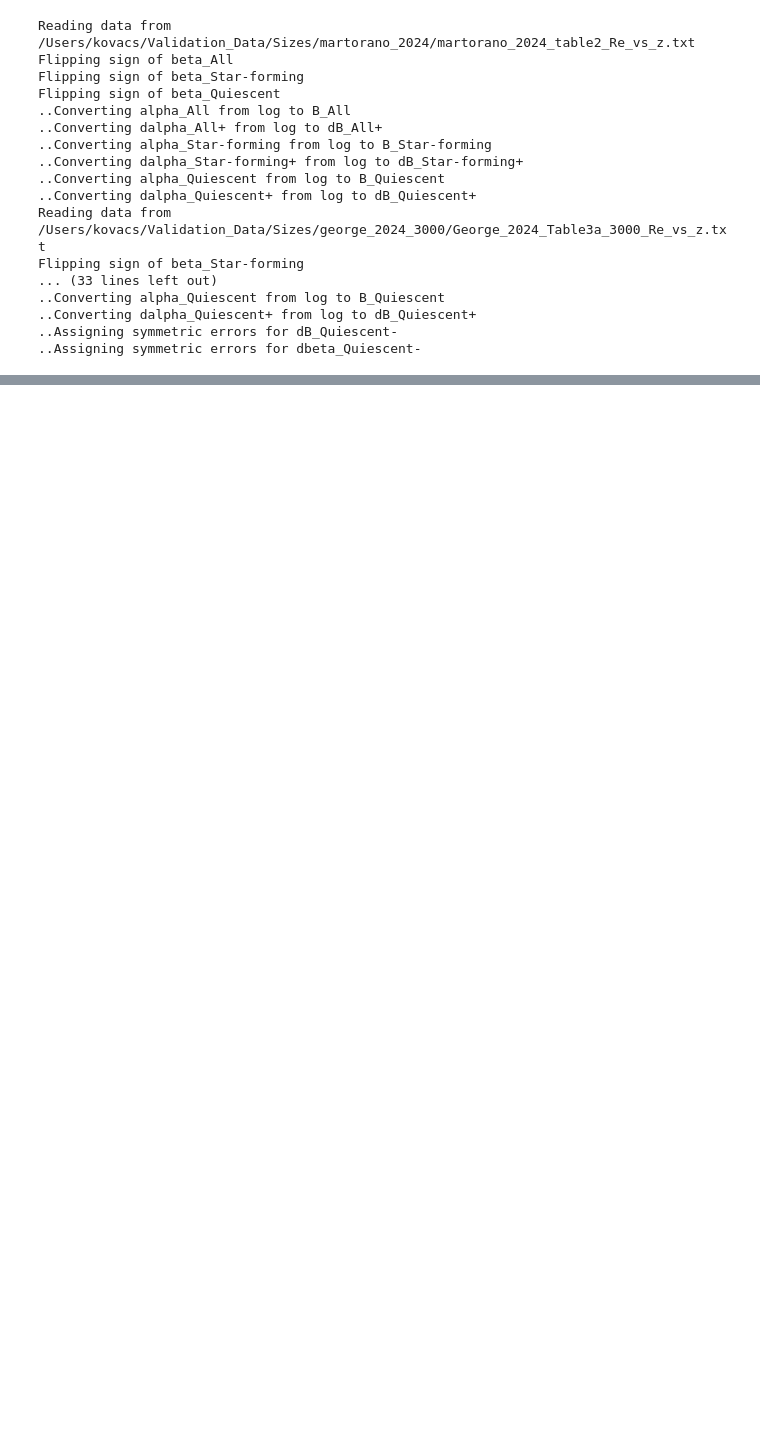
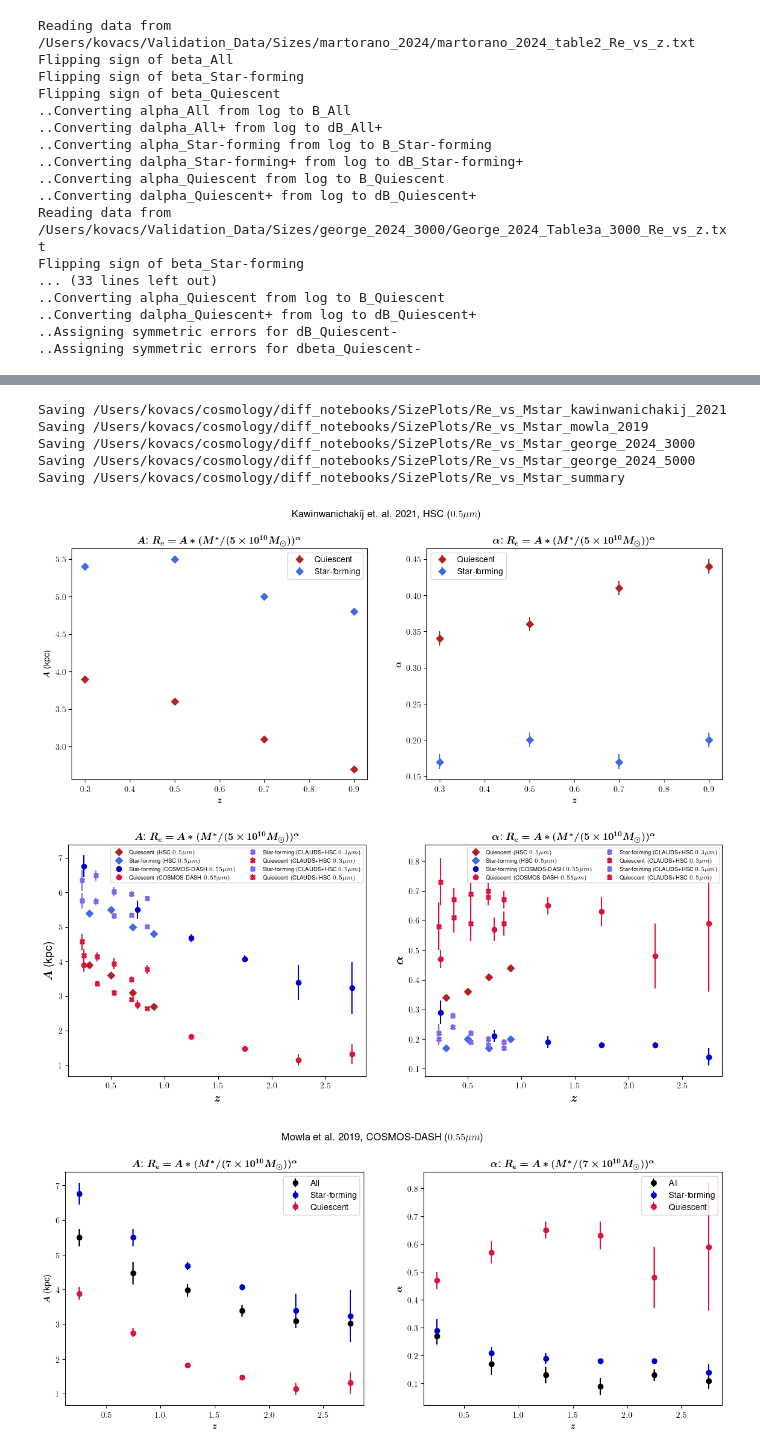
Before and after one commit to ArgonneCPAC/diffaux, a Jupyter notebook: notebooks/GalaxySizes.ipynb, the cells around one changed output, grey strips where cells are left out. Cells and saved outputs as stored; diff of their text form; code cells hidden in the pictures; blank space fills up the shorter version.

```diff
--- a/notebooks/GalaxySizes.ipynb
+++ b/notebooks/GalaxySizes.ipynb
@@ -457,0 +537,5 @@ Reading data from /Users/kovacs/Validation_Data/Sizes/mowla_2019/mowla_2019_Tabl
+# %%
+Rmdata = {}
+authors_rm = get_author_list(validation_info['Re_vs_Mstar'])
+Rmdata= read_size_data(Rmdata, authors, info_key='Re_vs_Mstar')
+#print(Rmdata)
@@ -596,21 +722,3 @@ def plot_Re_vs_z(data, author, validation_info, plotdir=os.path.join(notebook_di
         save_fig(summary_fig, plotdir, pltname.format('summary'))
 
     return summary_fig, summary_ax
-# %%
-def make_data_plots(data, validation_info, authors, info_keys = ['Re_vs_Mstar', 'Re_vs_z'],
-                    summary_only=False, plttype='.png', fits={}, xpltname=''):
-    sum_fig = None
-    sum_ax = None
-    for author in authors:
-        for key in info_keys:
-            plotter = validation_info[key]['plotter']
-            pltname = '_'.join([key, '{}', xpltname]) if xpltname else '_'.join([key, '{}'])
-            pltname = pltname + plttype
-            if key in data.keys() and author in data[key].keys():
-                save_summary = (author == authors[-1])
-                sum_fig, sum_ax = plotter(data[key][author], author, validation_info[key],
-                                          pltname=pltname, summary_only=summary_only,
-                                          summary_fig=sum_fig, summary_ax=sum_ax, save_summary=save_summary)
-
-
-make_data_plots(data, validation_info, authors, info_keys=['Re_vs_z'], summary_only=True)
@@ -619,0 +725,18 @@ Saving /Users/kovacs/cosmology/diff_notebooks/SizePlots/Re_vs_z_summary.png
+# %%
+def make_data_plots(data, validation_info, authors, info_keys = ['Re_vs_Mstar', 'Re_vs_z'],
+                    summary_only=False, plttype='.png', fits={}, xpltname='',):
+    sum_fig = None
+    sum_ax = None
+    for author in authors:
+        for key in info_keys:
+            plotter = validation_info[key]['plotter']
+            pltname = '_'.join([key, '{}', xpltname]) if xpltname else '_'.join([key, '{}'])
+            pltname = pltname + plttype
+            if key in data.keys() and author in data[key].keys():
+                save_summary = (author == authors[-1])
+                sum_fig, sum_ax = plotter(data[key][author], author, validation_info[key],
+                                          pltname='{}_{{}}'.format(key), summary_only=summary_only,
+                                          summary_fig=sum_fig, summary_ax=sum_ax, save_summary=save_summary)
+
+
+make_data_plots(data, validation_info, authors, info_keys=['Re_vs_z'], summary_only=True)
@@ -619,0 +746,11 @@ Saving /Users/kovacs/cosmology/diff_notebooks/SizePlots/Re_vs_z_summary.png
+# %%
+make_data_plots(Rmdata, validation_info, authors_rm, info_keys=['Re_vs_Mstar'], summary_only=False)
+# %% [output]
+Saving /Users/kovacs/cosmology/diff_notebooks/SizePlots/Re_vs_Mstar_kawinwanichakij_2021
+Saving /Users/kovacs/cosmology/diff_notebooks/SizePlots/Re_vs_Mstar_mowla_2019
+Saving /Users/kovacs/cosmology/diff_notebooks/SizePlots/Re_vs_Mstar_george_2024_3000
+Saving /Users/kovacs/cosmology/diff_notebooks/SizePlots/Re_vs_Mstar_george_2024_5000
+Saving /Users/kovacs/cosmology/diff_notebooks/SizePlots/Re_vs_Mstar_summary
+[figure, added]
+[figure, added]
+[figure, added]
```
Also changed, not shown: parts of 18 cells of this notebook.
